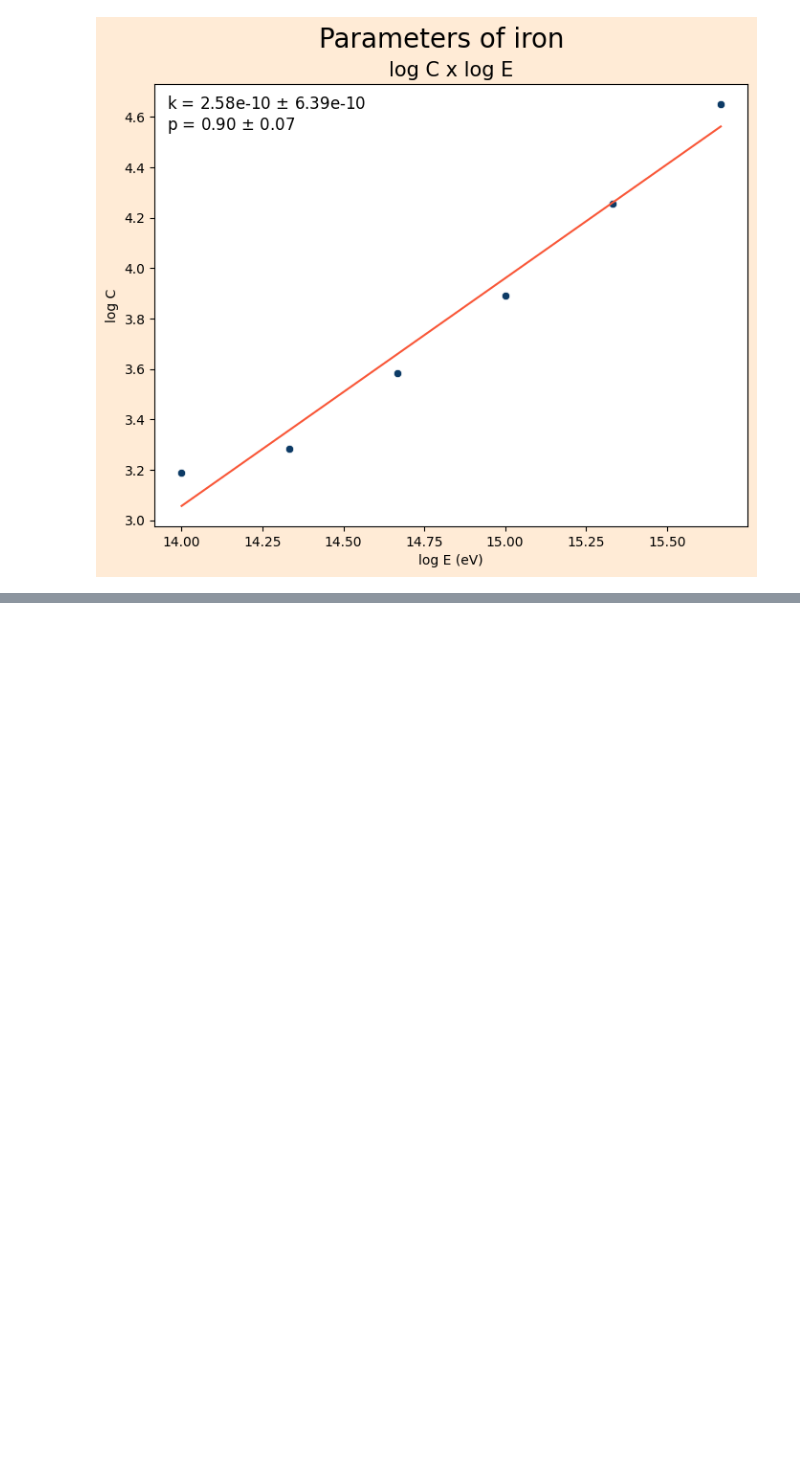
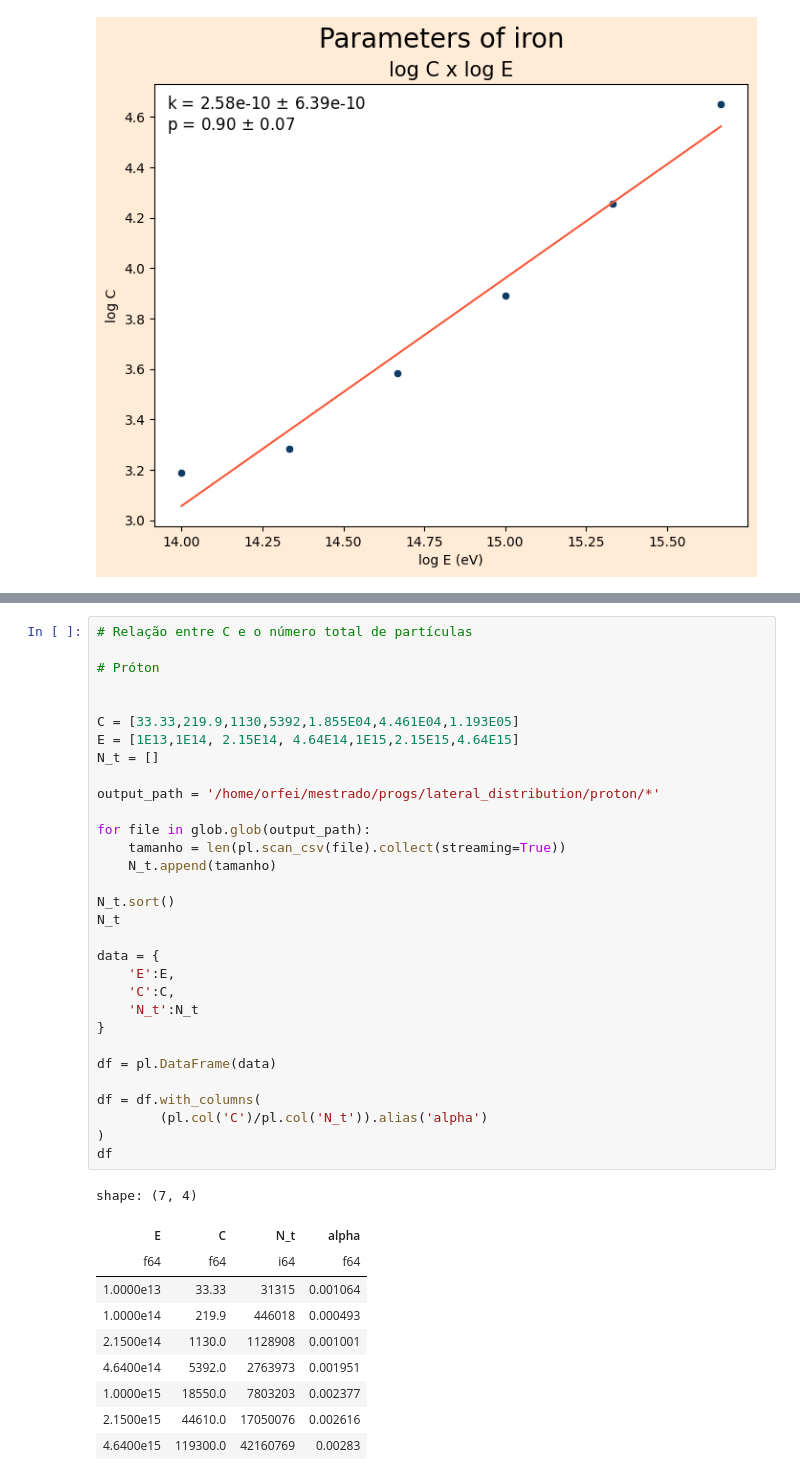
Before and after one commit to lucas-orfei/mestrado, a Jupyter notebook: parameters.ipynb, the cells around one changed output, grey strips where cells are left out. Cells and saved outputs as stored; diff of their text form; blank space fills up the shorter version.

```diff
--- a/parameters.ipynb
+++ b/parameters.ipynb
@@ -379,0 +466,42 @@ shape: (6, 4)
+# %%
+# Relação entre C e o número total de partículas
+
+# Próton
+
+
+C = [33.33,219.9,1130,5392,1.855E04,4.461E04,1.193E05]
+E = [1E13,1E14, 2.15E14, 4.64E14,1E15,2.15E15,4.64E15]
+N_t = []
+
+output_path = '/home/orfei/mestrado/progs/lateral_distribution/proton/*'
+
+for file in glob.glob(output_path):
+    tamanho = len(pl.scan_csv(file).collect(streaming=True))
+    N_t.append(tamanho)
+
+N_t.sort()
+N_t
+
+data = {
+    'E':E,
+    'C':C,
+    'N_t':N_t
+}
+
+df = pl.DataFrame(data)
+
+df = df.with_columns(
+        (pl.col('C')/pl.col('N_t')).alias('alpha')
+)
+df
+# %% [output]
+shape: (7, 4)
+| E | C | N_t | alpha |
+| f64 | f64 | i64 | f64 |
+| 1.0000e13 | 33.33 | 31315 | 0.001064 |
+| 1.0000e14 | 219.9 | 446018 | 0.000493 |
+| 2.1500e14 | 1130.0 | 1128908 | 0.001001 |
+| 4.6400e14 | 5392.0 | 2763973 | 0.001951 |
+| 1.0000e15 | 18550.0 | 7803203 | 0.002377 |
+| 2.1500e15 | 44610.0 | 17050076 | 0.002616 |
+| 4.6400e15 | 119300.0 | 42160769 | 0.00283 |
```
Also changed, not shown: parts of 4 cells of this notebook.
